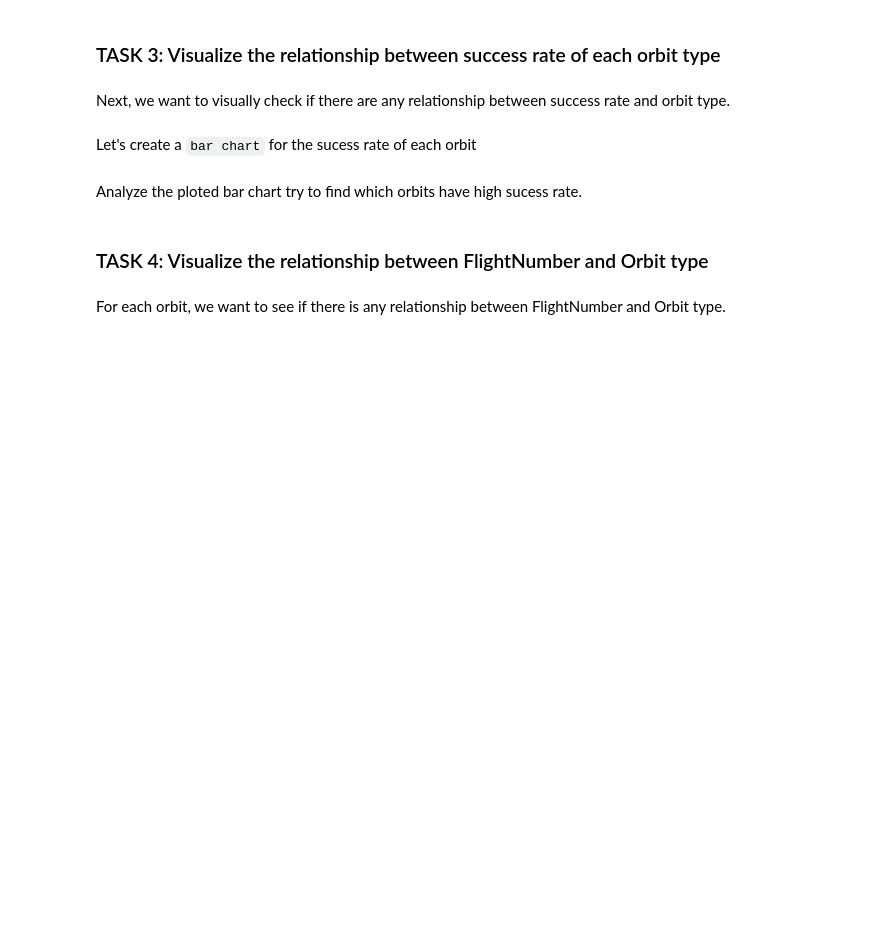
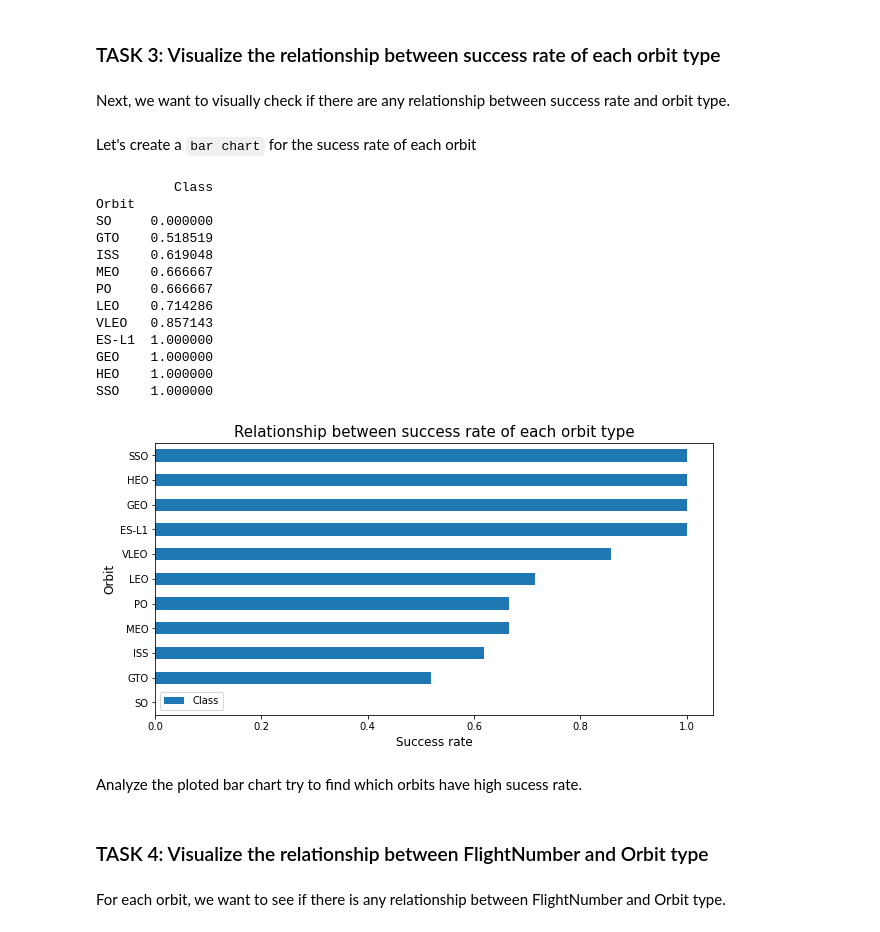
Before and after one commit to sarasun97/Wining-Space-Race-with-Data-Science, a Jupyter notebook: jupyter-labs-eda-dataviz.ipynb, the cells around one changed output. Drawn from its saved outputs; the diff is of its cells as text; code cells hidden in the pictures; blank space fills up the shorter version.

```diff
--- a/jupyter-labs-eda-dataviz.ipynb
+++ b/jupyter-labs-eda-dataviz.ipynb
@@ -117,3 +115,30 @@ Let's create a `bar chart` for the sucess rate of each orbit
+# %%
+# HINT use groupby method on Orbit column and get the mean of Class column
+success_rate = df[['Orbit','Class']].groupby('Orbit').mean().sort_values('Class')
+print(success_rate, '\n')
+
+success_rate.plot(kind='barh', figsize=(10, 5))
+
+plt.title('Relationship between success rate of each orbit type', fontsize=15)
+plt.xlabel('Success rate', fontsize=12)
+plt.ylabel('Orbit', fontsize=12)
+
+plt.show()
+# %% [output]
+          Class
+Orbit
+SO     0.000000
+GTO    0.518519
+ISS    0.619048
+MEO    0.666667
+PO     0.666667
+LEO    0.714286
+VLEO   0.857143
+ES-L1  1.000000
+GEO    1.000000
+HEO    1.000000
+SSO    1.000000
+[figure, added]
 # %% [markdown]
 Analyze the ploted bar chart try to find which orbits have high sucess rate.
 # %% [markdown]
```
Also changed, not shown: parts of 8 cells of this notebook, 3 other files.
